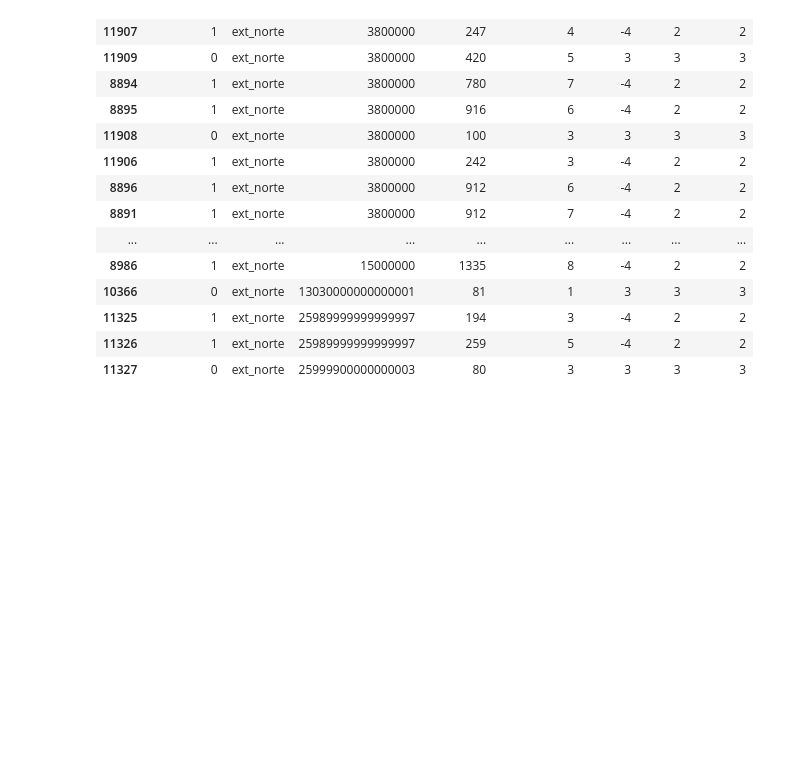
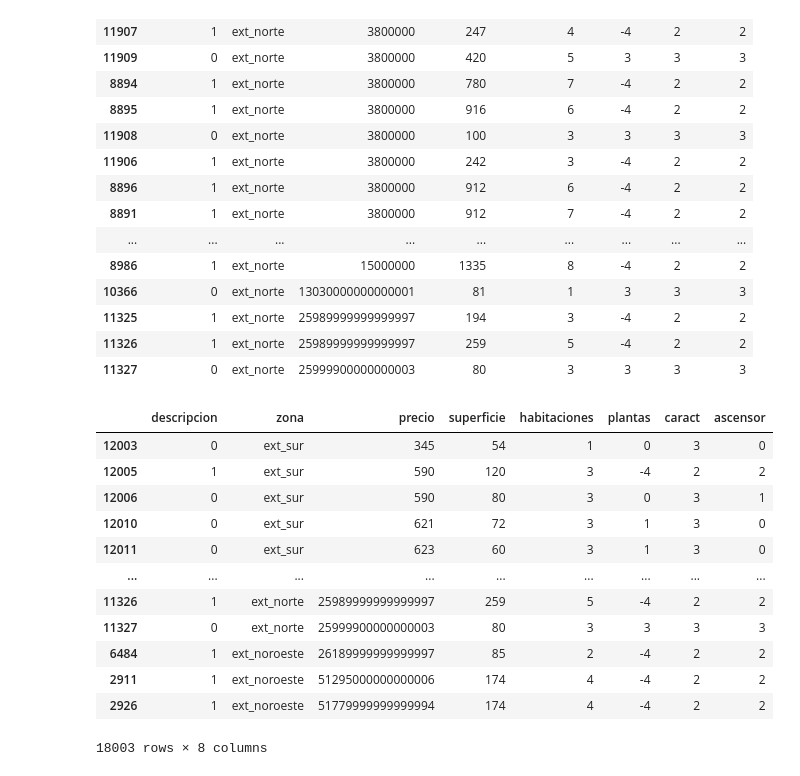
Before and after one commit to Gbau11/Analisis-de-la-vivienda-Idealista, a Jupyter notebook: jupyter/venta_madrid_ext/limpieza_madrid_ext.ipynb, the cells around one changed output. Drawn from its saved outputs; the diff is of its cells as text; code cells hidden in the pictures; blank space fills up the shorter version.

```diff
--- a/jupyter/venta_madrid_ext/limpieza_madrid_ext.ipynb
+++ b/jupyter/venta_madrid_ext/limpieza_madrid_ext.ipynb
@@ -950,5 +950,21 @@ df1.sort_values(by='precio').tail(200)
 | 11327 | 0 | ext_norte | 25999900000000003 | 80 | 3 | 3 | 3 | 3 |
 # %%
 #madrid_ext.loc[madrid_ext['precio'] < 15000, 'precio'] *= 100
+# %%
+madrid_ext.sort_values(by='precio')
+# %% [output]
+|  | descripcion | zona | precio | superficie | habitaciones | plantas | caract | ascensor |
+| 12003 | 0 | ext_sur | 345 | 54 | 1 | 0 | 3 | 0 |
+| 12005 | 1 | ext_sur | 590 | 120 | 3 | -4 | 2 | 2 |
+| 12006 | 0 | ext_sur | 590 | 80 | 3 | 0 | 3 | 1 |
+| 12010 | 0 | ext_sur | 621 | 72 | 3 | 1 | 3 | 0 |
+| 12011 | 0 | ext_sur | 623 | 60 | 3 | 1 | 3 | 0 |
+| ... | ... | ... | ... | ... | ... | ... | ... | ... |
+| 11326 | 1 | ext_norte | 25989999999999997 | 259 | 5 | -4 | 2 | 2 |
+| 11327 | 0 | ext_norte | 25999900000000003 | 80 | 3 | 3 | 3 | 3 |
+| 6484 | 1 | ext_noroeste | 26189999999999997 | 85 | 2 | -4 | 2 | 2 |
+| 2911 | 1 | ext_noroeste | 51295000000000006 | 174 | 4 | -4 | 2 | 2 |
+| 2926 | 1 | ext_noroeste | 51779999999999994 | 174 | 4 | -4 | 2 | 2 |
+18003 rows × 8 columns
 # %%
 madrid_ext.to_csv('madrid_ext_compra_03.2024.csv', index=False)
```
Also changed, not shown: 1 other file.
